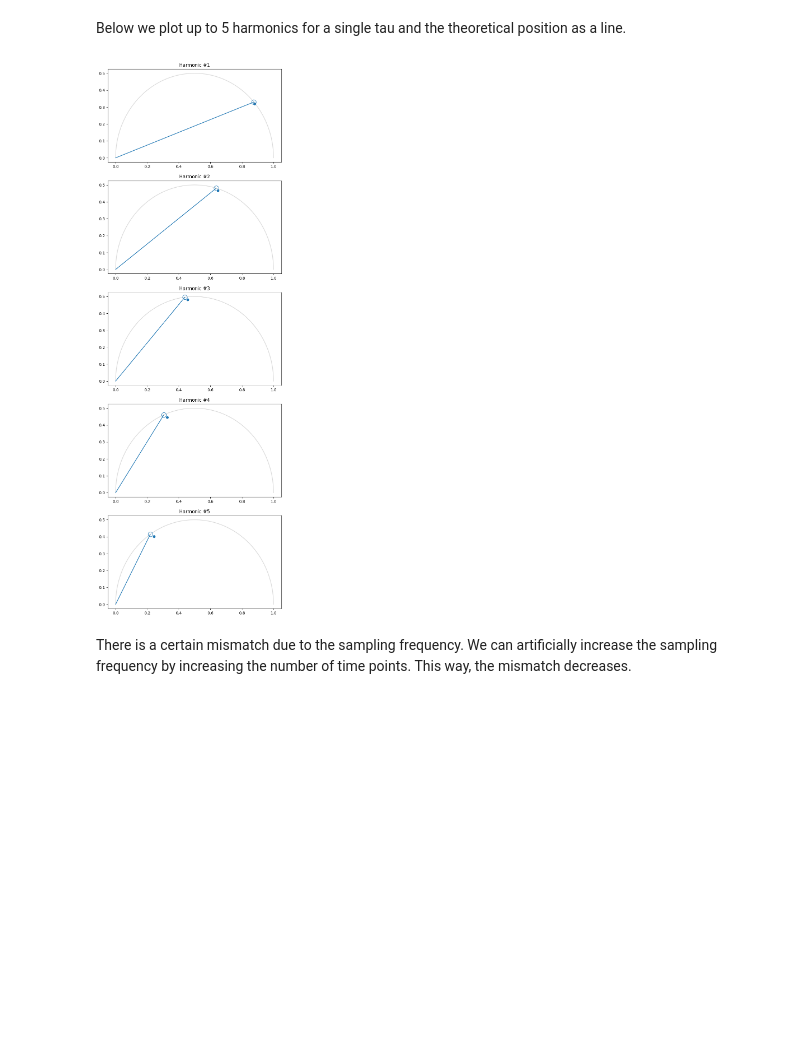
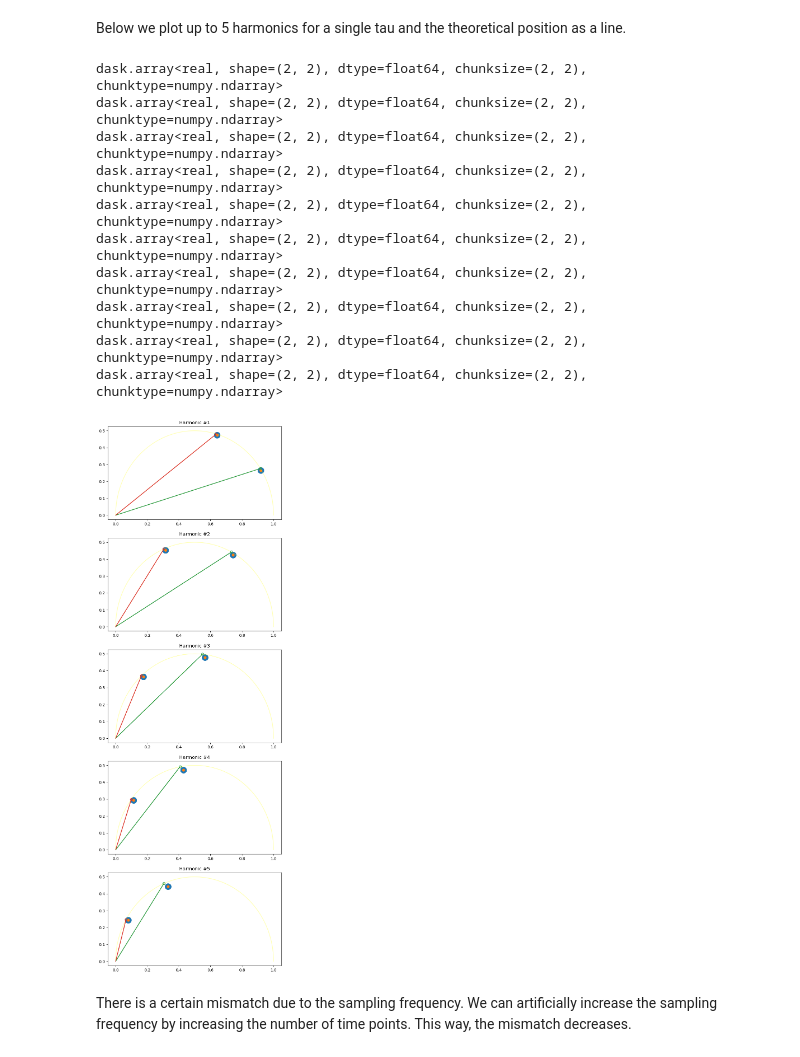
Before and after one commit to zoccoler/FLIM_analysis, a Jupyter notebook: notebooks/Phasor_plot_Synthetic.ipynb, the cells around one changed output. Saved outputs shown, nothing was run; the diff lists cells and outputs as text; code cells hidden in the pictures; blank space fills up the shorter version.

```diff
--- a/notebooks/Phasor_plot_Synthetic.ipynb
+++ b/notebooks/Phasor_plot_Synthetic.ipynb
@@ -12,8 +120,8 @@ from FLIM_phasor import *
 Input options:
 # %%
 laser_frequency = 60 # MHz
-amplitude = 1
-tau = 1 # ns
+amplitude = [1, 1, 2, 2]
+tau = [0.8, 2, 0.8, 2] # ns
 number_of_harmonics = 5
 number_of_time_points = 270
 # %% [markdown]
@@ -51,4 +159,4 @@ plt.plot(time_array, monoexp(time_array, amplitude, tau))
 ### Generating a Synthetic FLIM Image
 We can create a synthetic linear FLIM image where each pixel will contain an exponential curve given by a specific amplitude and a decay. The amplitudes and decays can be given as a list of values. In the example below, we use a single value, therefore, we produce a "single-pixel image".
 # %%
-flim_data = make_synthetic_flim_data(time_array, amplitude, tau)
+flim_data = make_synthetic_flim_data(time_array, amplitude, tau).reshape(number_of_time_points, 2, 2)
@@ -58,0 +163,3 @@ flim_data.shape
+# %%
+da_flim_data = da.from_array(flim_data)
+da_flim_data
@@ -58,0 +168,3 @@ flim_data.shape
+# %%
+da_flim_data = da_flim_data.rechunk(chunks={1: -1})
+da_flim_data
@@ -63,16 +177,30 @@ Below we plot up to 5 harmonics for a single tau and the theoretical position as
 # %%
 fig, ax = plt.subplots(number_of_harmonics, 1, figsize=(8, number_of_harmonics*5))
 for i in range(number_of_harmonics):
-    g, s, dc = get_phasor_components(flim_data, harmonic = i+1)
+    g, s, dc = get_phasor_components(da_flim_data, harmonic = i+1)
+    avg, g2, s2, md, ph = phasor(da_flim_data, harmonic = i+1)
     x = np.ravel(g)
     y = np.ravel(s)
+    x2= np.ravel(g2)
+    y2 = np.ravel(s2)
     add_phasor_circle(ax[i])
-    ax[i].scatter(x, y)
+    ax[i].scatter(x, y, s=240)
+    ax[i].scatter(x2, y2)
     title = 'Harmonic #' + str(i+1)
     ax[i].set_title(title)
     add_tau_lines(ax[i], tau, (i+1)*laser_frequency)
 # %% [output]
+dask.array<real, shape=(2, 2), dtype=float64, chunksize=(2, 2), chunktype=numpy.ndarray>
+dask.array<real, shape=(2, 2), dtype=float64, chunksize=(2, 2), chunktype=numpy.ndarray>
+dask.array<real, shape=(2, 2), dtype=float64, chunksize=(2, 2), chunktype=numpy.ndarray>
+dask.array<real, shape=(2, 2), dtype=float64, chunksize=(2, 2), chunktype=numpy.ndarray>
+dask.array<real, shape=(2, 2), dtype=float64, chunksize=(2, 2), chunktype=numpy.ndarray>
+dask.array<real, shape=(2, 2), dtype=float64, chunksize=(2, 2), chunktype=numpy.ndarray>
+dask.array<real, shape=(2, 2), dtype=float64, chunksize=(2, 2), chunktype=numpy.ndarray>
+dask.array<real, shape=(2, 2), dtype=float64, chunksize=(2, 2), chunktype=numpy.ndarray>
+dask.array<real, shape=(2, 2), dtype=float64, chunksize=(2, 2), chunktype=numpy.ndarray>
+dask.array<real, shape=(2, 2), dtype=float64, chunksize=(2, 2), chunktype=numpy.ndarray>
-[figure, old version]
+[figure, new version]
 # %% [markdown]
 There is a certain mismatch due to the sampling frequency. We can artificially increase the sampling frequency by increasing the number of time points. This way, the mismatch decreases.
 # %%
```
Also changed, not shown: parts of 7 cells of this notebook.
